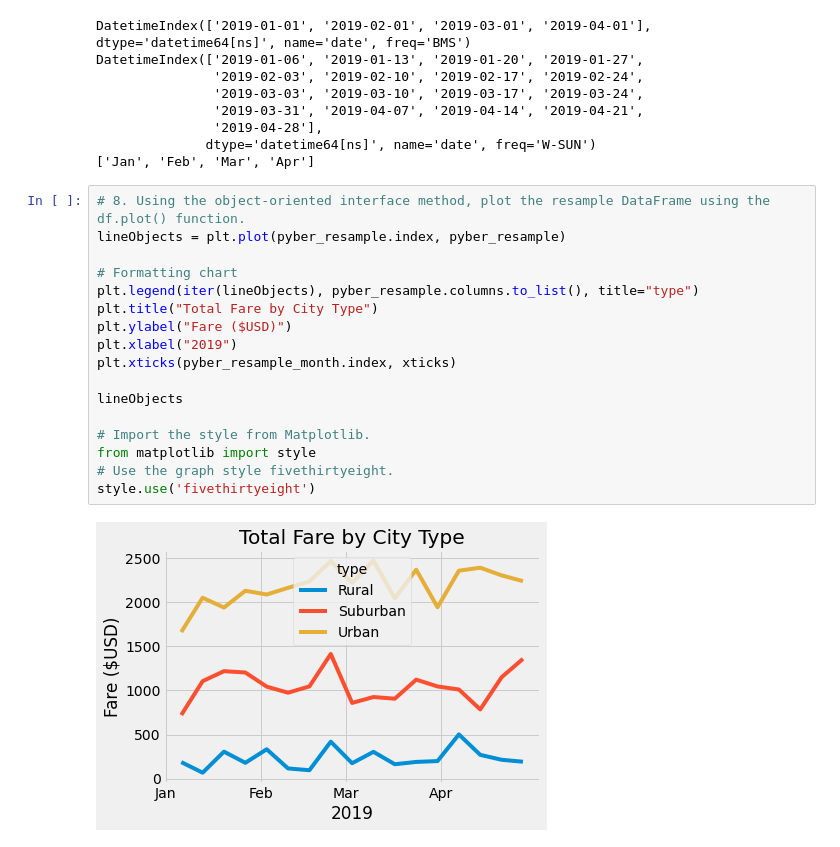
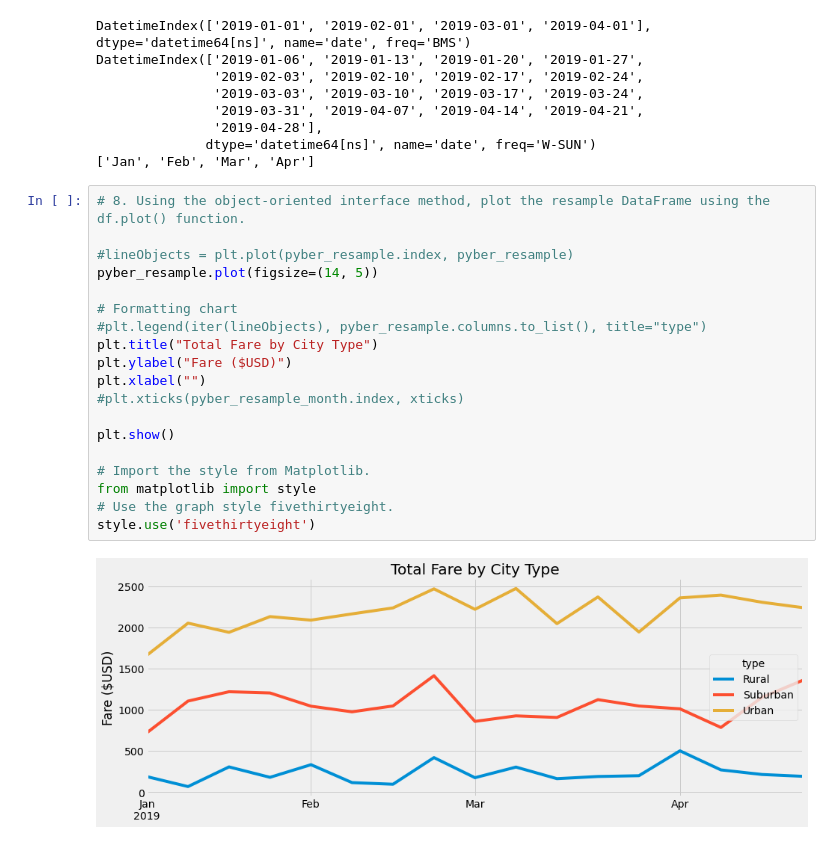
Before and after one commit to daboucha/pyber-analysis, a Jupyter notebook: challenge/PyBer_Challenge.ipynb, the cells around one changed output. Cells and saved outputs as stored; diff of their text form.

```diff
--- a/challenge/PyBer_Challenge.ipynb
+++ b/challenge/PyBer_Challenge.ipynb
@@ -212,20 +212,22 @@ DatetimeIndex(['2019-01-06', '2019-01-13', '2019-01-20', '2019-01-27',
 ['Jan', 'Feb', 'Mar', 'Apr']
 # %%
 # 8. Using the object-oriented interface method, plot the resample DataFrame using the df.plot() function.
-lineObjects = plt.plot(pyber_resample.index, pyber_resample)
+
+#lineObjects = plt.plot(pyber_resample.index, pyber_resample)
+pyber_resample.plot(figsize=(14, 5))
 
 # Formatting chart
-plt.legend(iter(lineObjects), pyber_resample.columns.to_list(), title="type")
+#plt.legend(iter(lineObjects), pyber_resample.columns.to_list(), title="type")
 plt.title("Total Fare by City Type")
 plt.ylabel("Fare ($USD)")
-plt.xlabel("2019")
-plt.xticks(pyber_resample_month.index, xticks)
+plt.xlabel("")
+#plt.xticks(pyber_resample_month.index, xticks)
 
-lineObjects
+plt.show()
 
 # Import the style from Matplotlib.
 from matplotlib import style
 # Use the graph style fivethirtyeight.
 style.use('fivethirtyeight')
 # %% [output]
-[figure, old version]
+[figure, new version]
```
